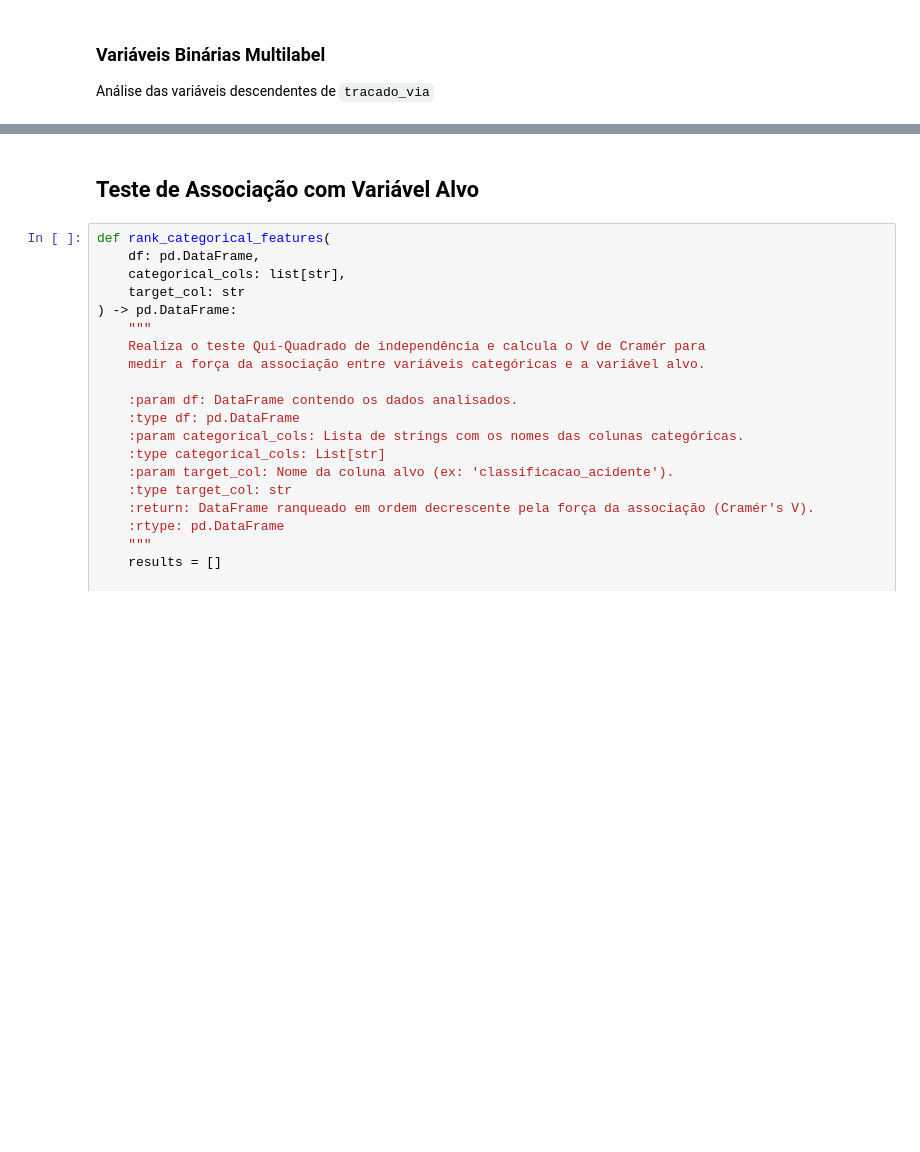
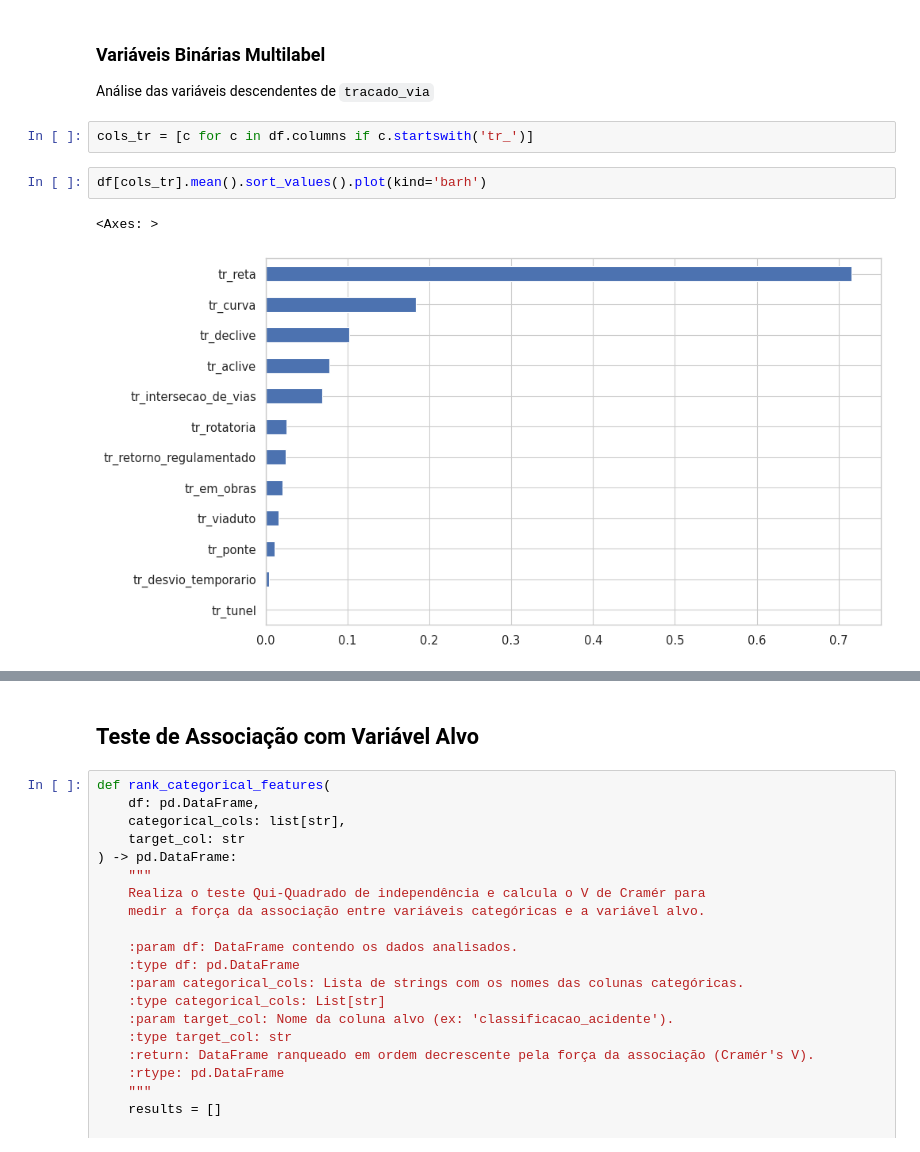
Before and after one commit to ThiagoORuby/prf-analise-sinistros, a Jupyter notebook: labs/00_eda_geral.ipynb, the cells around one changed output, grey strips where cells are left out. Cells and saved outputs as stored; diff of their text form; blank space fills up the shorter version.

```diff
--- a/labs/00_eda_geral.ipynb
+++ b/labs/00_eda_geral.ipynb
@@ -295,3 +420,10 @@ pd.crosstab(df['tipo_acidente'], df['classificacao_acidente'], normalize='index'
 ### Variáveis Binárias Multilabel
 
 Análise das variáveis descendentes de `tracado_via`
+# %%
+cols_tr = [c for c in df.columns if c.startswith('tr_')]
+# %%
+df[cols_tr].mean().sort_values().plot(kind='barh')
+# %% [output]
+<Axes: >
+[figure, added]
```
Also changed, not shown: parts of 13 cells of this notebook, 11 other files.
